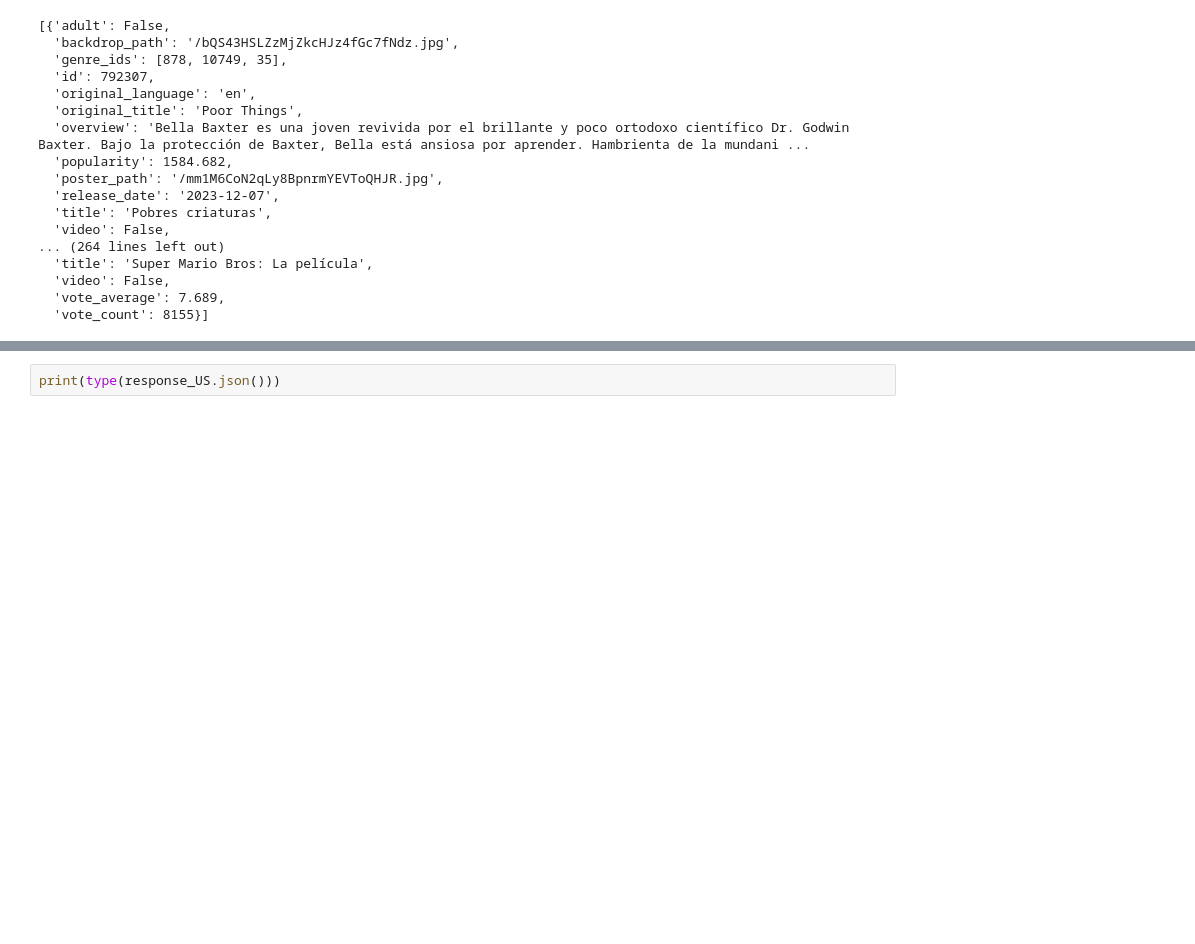
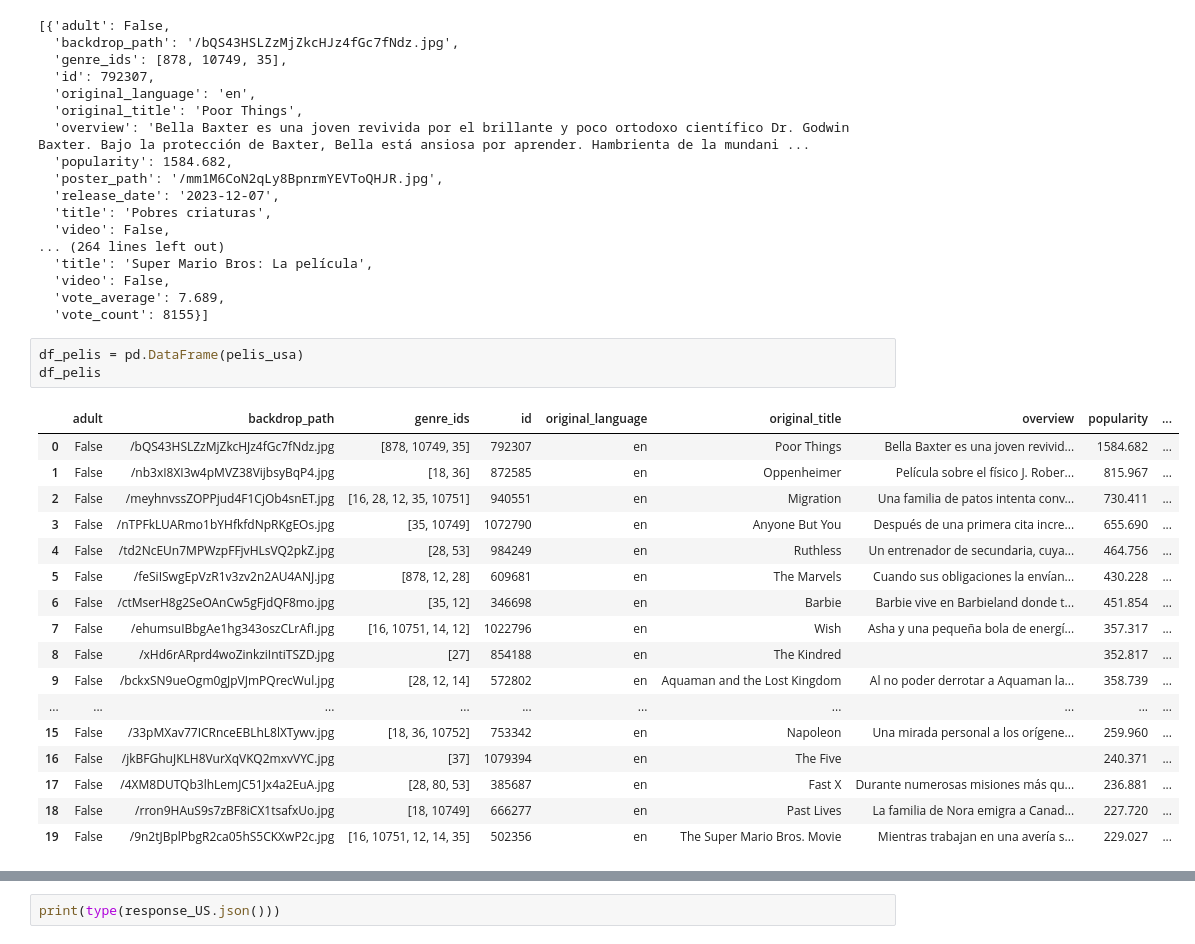
Before and after one commit to MirenA83/ONLINE_DS_THEBRIDGE_MIREN, a Jupyter notebook: ejercicios/sprint 6/unidad 2/practica obligatoria/18_Practica_Obligatoria_Scraping_API.ipynb, the cells around one changed output, grey strips where cells are left out. Drawn from its saved outputs; the diff is of its cells as text; blank space fills up the shorter version.

```diff
--- a/ejercicios/sprint 6/unidad 2/practica obligatoria/18_Practica_Obligatoria_Scraping_API.ipynb
+++ b/ejercicios/sprint 6/unidad 2/practica obligatoria/18_Practica_Obligatoria_Scraping_API.ipynb
@@ -170,3 +170,24 @@ pelis_usa
   'video': False,
   'vote_average': 7.689,
   'vote_count': 8155}]
+# %%
+df_pelis = pd.DataFrame(pelis_usa)
+df_pelis
+# %% [output]
+|  | adult | backdrop_path | genre_ids | id | original_language | original_title | overview | popularity | ... |
+| 0 | False | /bQS43HSLZzMjZkcHJz4fGc7fNdz.jpg | [878, 10749, 35] | 792307 | en | Poor Things | Bella Baxter es una joven revivid... | 1584.682 | ... |
+| 1 | False | /nb3xI8XI3w4pMVZ38VijbsyBqP4.jpg | [18, 36] | 872585 | en | Oppenheimer | Película sobre el físico J. Rober... | 815.967 | ... |
+| 2 | False | /meyhnvssZOPPjud4F1CjOb4snET.jpg | [16, 28, 12, 35, 10751] | 940551 | en | Migration | Una familia de patos intenta conv... | 730.411 | ... |
+| 3 | False | /nTPFkLUARmo1bYHfkfdNpRKgEOs.jpg | [35, 10749] | 1072790 | en | Anyone But You | Después de una primera cita incre... | 655.690 | ... |
+| 4 | False | /td2NcEUn7MPWzpFFjvHLsVQ2pkZ.jpg | [28, 53] | 984249 | en | Ruthless | Un entrenador de secundaria, cuya... | 464.756 | ... |
+| 5 | False | /feSiISwgEpVzR1v3zv2n2AU4ANJ.jpg | [878, 12, 28] | 609681 | en | The Marvels | Cuando sus obligaciones la envían... | 430.228 | ... |
+| 6 | False | /ctMserH8g2SeOAnCw5gFjdQF8mo.jpg | [35, 12] | 346698 | en | Barbie | Barbie vive en Barbieland donde t... | 451.854 | ... |
+| 7 | False | /ehumsuIBbgAe1hg343oszCLrAfI.jpg | [16, 10751, 14, 12] | 1022796 | en | Wish | Asha y una pequeña bola de energí... | 357.317 | ... |
+| 8 | False | /xHd6rARprd4woZinkziIntiTSZD.jpg | [27] | 854188 | en | The Kindred |  | 352.817 | ... |
+| 9 | False | /bckxSN9ueOgm0gJpVJmPQrecWul.jpg | [28, 12, 14] | 572802 | en | Aquaman and the Lost Kingdom | Al no poder derrotar a Aquaman la... | 358.739 | ... |
+| ... | ... | ... | ... | ... | ... | ... | ... | ... | ... |
+| 15 | False | /33pMXav77ICRnceEBLhL8lXTywv.jpg | [18, 36, 10752] | 753342 | en | Napoleon | Una mirada personal a los orígene... | 259.960 | ... |
+| 16 | False | /jkBFGhuJKLH8VurXqVKQ2mxvVYC.jpg | [37] | 1079394 | en | The Five |  | 240.371 | ... |
+| 17 | False | /4XM8DUTQb3lhLemJC51Jx4a2EuA.jpg | [28, 80, 53] | 385687 | en | Fast X | Durante numerosas misiones más qu... | 236.881 | ... |
+| 18 | False | /rron9HAuS9s7zBF8iCX1tsafxUo.jpg | [18, 10749] | 666277 | en | Past Lives | La familia de Nora emigra a Canad... | 227.720 | ... |
+| 19 | False | /9n2tJBplPbgR2ca05hS5CKXwP2c.jpg | [16, 10751, 12, 14, 35] | 502356 | en | The Super Mario Bros. Movie | Mientras trabajan en una avería s... | 229.027 | ... |
```
Also changed, not shown: parts of 5 cells of this notebook, 2 other files.
